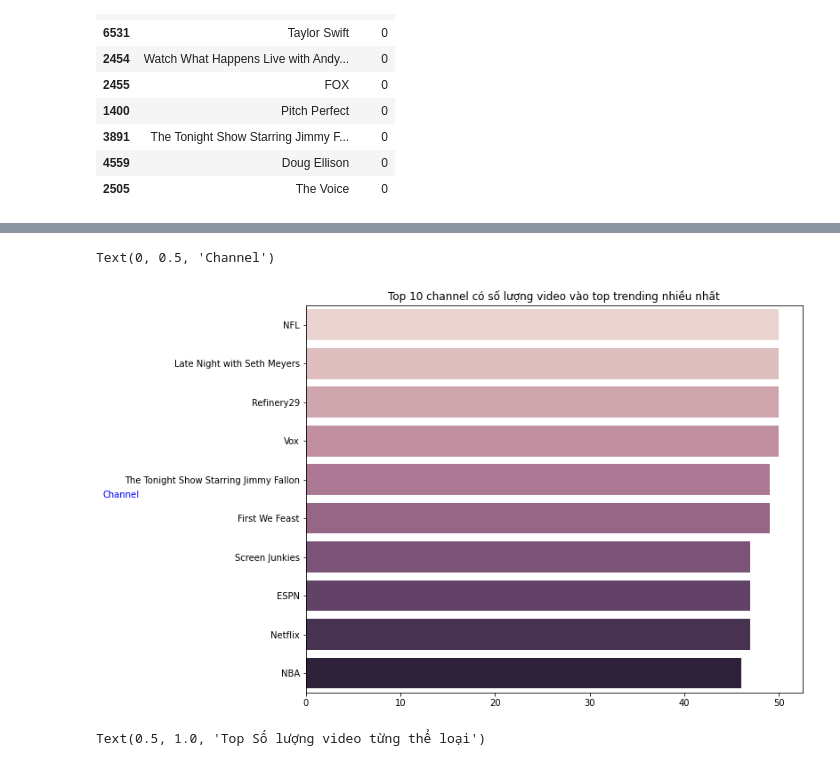
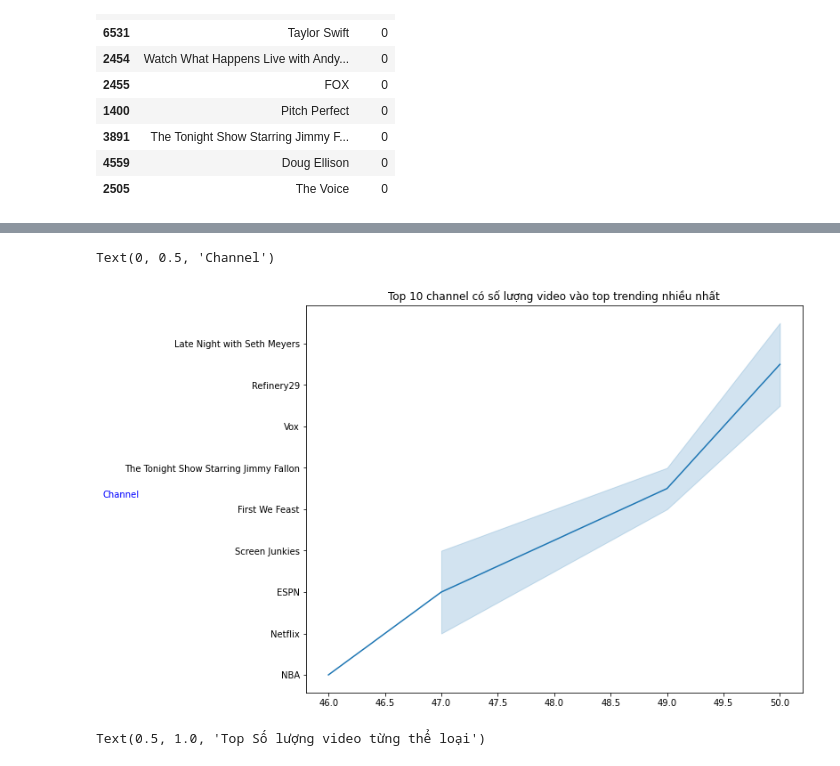
Before and after one commit to Khanhnq2647/TTS-VCORP, a Jupyter notebook: Trending Yt.ipynb, the cells around one changed output, grey strips where cells are left out. Saved outputs shown, nothing was run; the diff lists cells and outputs as text; code cells hidden in the pictures.

```diff
--- a/Trending Yt.ipynb
+++ b/Trending Yt.ipynb
@@ -124,13 +124,13 @@ Text(0.5, 1.0, 'Top 10 thể loại có lượt views thấp nhất')
 # %%
 top10chanel = data.channel_title.value_counts().head(10)
 fig, ax = plt.subplots(figsize=(10,8))
 
-ax2 = sns.barplot(y=top10chanel.index, x = top10chanel.values,palette=sns.cubehelix_palette(n_colors=10), ax=ax)
+ax2 = sns.lineplot(y=top10chanel.index, x = top10chanel.values,palette=sns.cubehelix_palette(n_colors=10), ax=ax)
 plt.title('Top 10 channel có số lượng video vào top trending nhiều nhất')
 ax2.set_ylabel("Channel", color = "Blue",rotation=0)
 # %% [output]
 Text(0, 0.5, 'Channel')
-[figure, old version]
+[figure, new version]
 # %%
 types = data.groupby("category_name").size().reset_index(name="video_count").sort_values("video_count", ascending=False)
 fig, ax = plt.subplots(figsize=(10,8))
```
Also changed, not shown: parts of 1 cell of this notebook.
